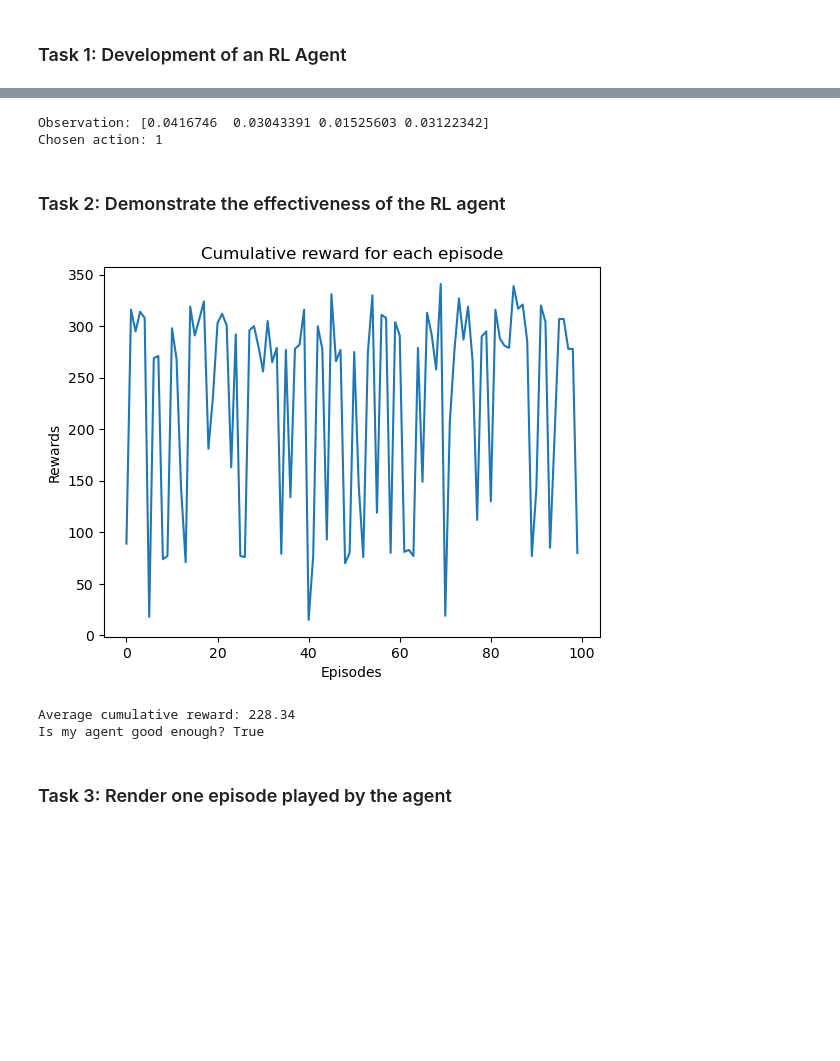
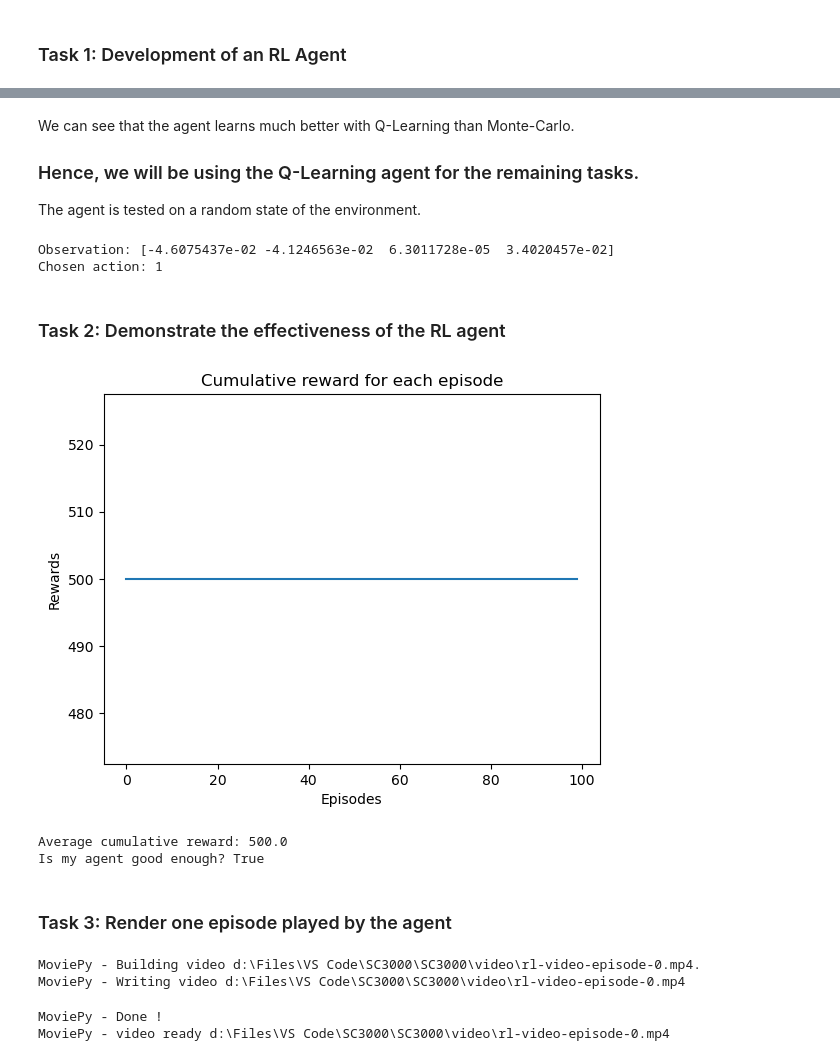
Before and after one commit to dinitrophenol/SC3000, a Jupyter notebook: cartpole.ipynb, the cells around one changed output, grey strips where cells are left out. Cells and saved outputs as stored; diff of their text form; code cells hidden in the pictures; blank space fills up the shorter version.

Commit message:
added q_learning

```diff
--- a/cartpole.ipynb
+++ b/cartpole.ipynb
@@ -216,9 +216,0 @@ plt.show()
-# %%
-reward.extend(Monte_Carlo_Agent.train_n_iterations(400))
-
-fig, ax = plt.subplots()
-plt.plot(reward)
-plt.title("Cumulative reward over the first 500 iterations")
-plt.ylabel('Rewards')
-plt.xlabel('Iterations')
-plt.show()
@@ -227,9 +216,0 @@ plt.show()
-# %%
-reward.extend(Monte_Carlo_Agent.train_n_iterations(500))
-
-fig, ax = plt.subplots()
-plt.plot(reward)
-plt.title("Cumulative reward over the first 1000 iterations")
-plt.ylabel('Rewards')
-plt.xlabel('Iterations')
-plt.show()
@@ -237,0 +331,3 @@ plt.show()
+# %%
+Q_agent = QLearning(env)
+Q_agent.train_episodes(5000)
@@ -238,28 +341,68 @@ plt.show()
+# %% [markdown]
+We can see that the agent learns much better with Q-Learning than Monte-Carlo.
+
+### Hence, we will be using the Q-Learning agent for the remaining tasks.
+
+The agent is tested on a random state of the environment.
 # %%
-observation, _ = env.reset()
-action = Monte_Carlo_Agent.optimal_action(observation)
-
-print("Observation:", observation)
+state, _ = env.reset()
+action = Q_agent.run(state)
+print("Observation:", state)
 print("Chosen action:", action)
 # %% [output]
-Observation: [0.0416746  0.03043391 0.01525603 0.03122342]
+Observation: [-4.6075437e-02 -4.1246563e-02  6.3011728e-05  3.4020457e-02]
 Chosen action: 1
 # %% [markdown]
 ### Task 2: Demonstrate the effectiveness of the RL agent
 # %%
-episode_results = Monte_Carlo_Agent.test(100)
+episode_results = Q_agent.test_episodes(100)
 
 plt.plot(episode_results)
 plt.title("Cumulative reward for each episode")
 plt.ylabel('Rewards')
 plt.xlabel('Episodes')
 plt.show()
 
 print("Average cumulative reward:", np.mean(episode_results))
 print("Is my agent good enough?", np.mean(episode_results) > 195)
 # %% [output]
-[figure, old version]
+[figure, new version]
-Average cumulative reward: 228.34
+Average cumulative reward: 500.0
 Is my agent good enough? True
 # %% [markdown]
 ### Task 3: Render one episode played by the agent
+# %%
+def show_video():
+    """Finds and displays the recorded video."""
+    mp4list = glob.glob('video/*.mp4')
+    if len(mp4list) > 0:
+        mp4 = mp4list[0]
+        video = io.open(mp4, 'rb').read()
+        encoded = base64.b64encode(video).decode('ascii')
+        display(HTML(f'<video width="600" controls><source src="data:video/mp4;base64,{encoded}" type="video/mp4"></video>'))
+    else:
+        print("Could not find video")
+
+def videoEpisode(agent):
+    """Runs one episode, recording the video."""
+    env = RecordVideo(gym.make('CartPole-v1', render_mode='rgb_array'), "./video")
+    state, _ = env.reset()
+
+    done = False
+    while not done:
+        action = agent.run(state)  # Assuming `agent.run(state)` chooses an action
+        next_state, reward, done, _, _ = env.step(action)
+        state = next_state
+
+    env.close()
+    show_video()
+
+    return
+
+# Call videoEpisode and pass your agent
+videoEpisode(Q_agent)
+# %% [output]
+MoviePy - Building video d:\Files\VS Code\SC3000\SC3000\video\rl-video-episode-0.mp4.
+MoviePy - Writing video d:\Files\VS Code\SC3000\SC3000\video\rl-video-episode-0.mp4
+MoviePy - Done !
+MoviePy - video ready d:\Files\VS Code\SC3000\SC3000\video\rl-video-episode-0.mp4
```
Also changed, not shown: parts of 20 cells of this notebook, 3 other files.
